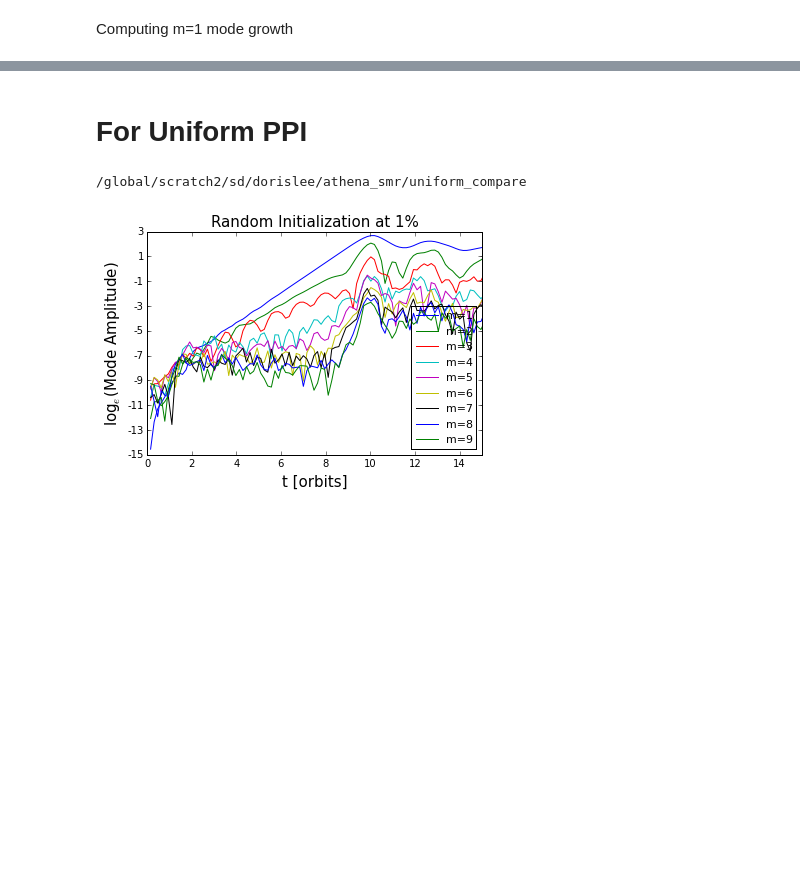
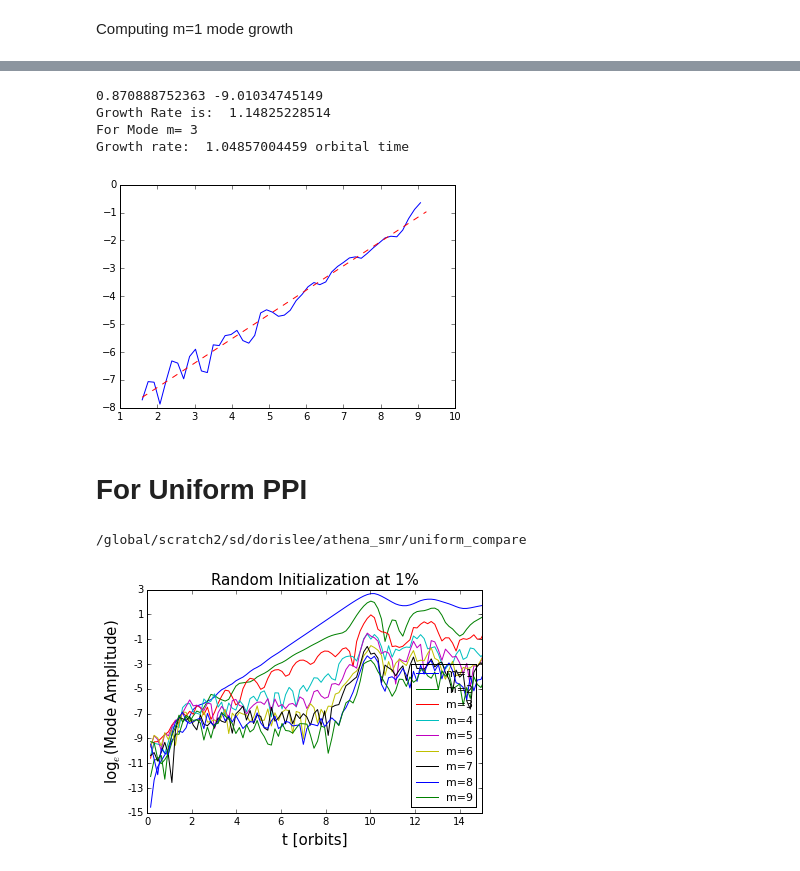
Before and after one commit to dorisjlee/usrp, a Jupyter notebook: notes/Week6/Mode Growth Analysis for PPI uniform,SMR, MRI.ipynb, the cells around one changed output, grey strips where cells are left out. Drawn from its saved outputs; the diff is of its cells as text; code cells hidden in the pictures; blank space fills up the shorter version.

```diff
--- a/notes/Week6/Mode Growth Analysis for PPI uniform,SMR, MRI.ipynb
+++ b/notes/Week6/Mode Growth Analysis for PPI uniform,SMR, MRI.ipynb
@@ -147,3 +83,15 @@ Growth Rate is:  0.375671408671
+# %%
+m=3
+a = 10
+b = 58
+compute_mode_growth_by_ls_fit(m,a,b)
+compute_mode_growth(m,a,b)
+# %% [output]
+0.870888752363 -9.01034745149
+Growth Rate is:  1.14825228514
+For Mode m= 3
+Growth rate:  1.04857004459 orbital time
+[figure, added]
 # %% [markdown]
 # For Uniform PPI
 # %%
```
Also changed, not shown: parts of 32 cells of this notebook, 2 other files.
